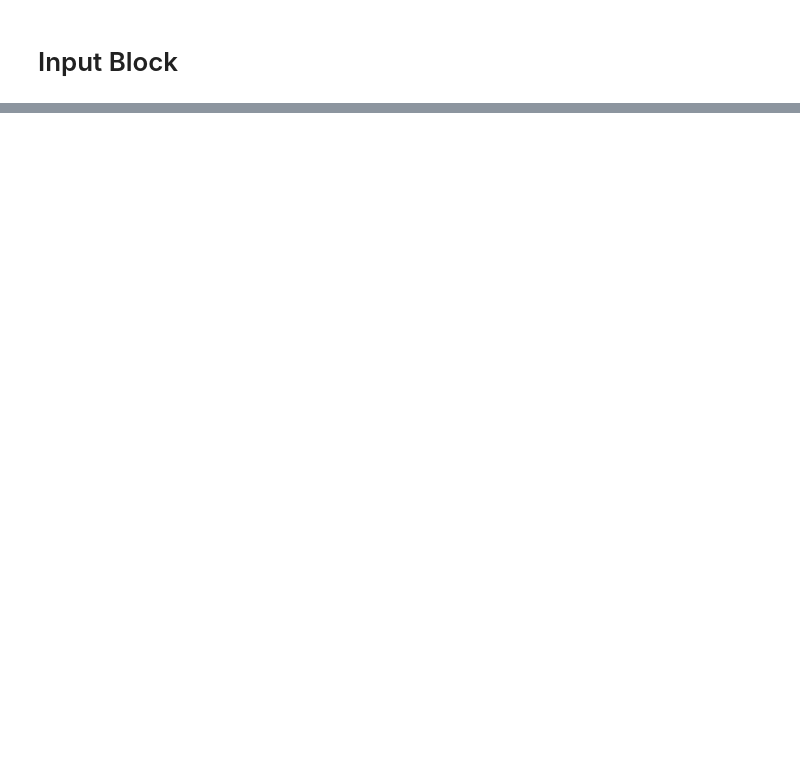
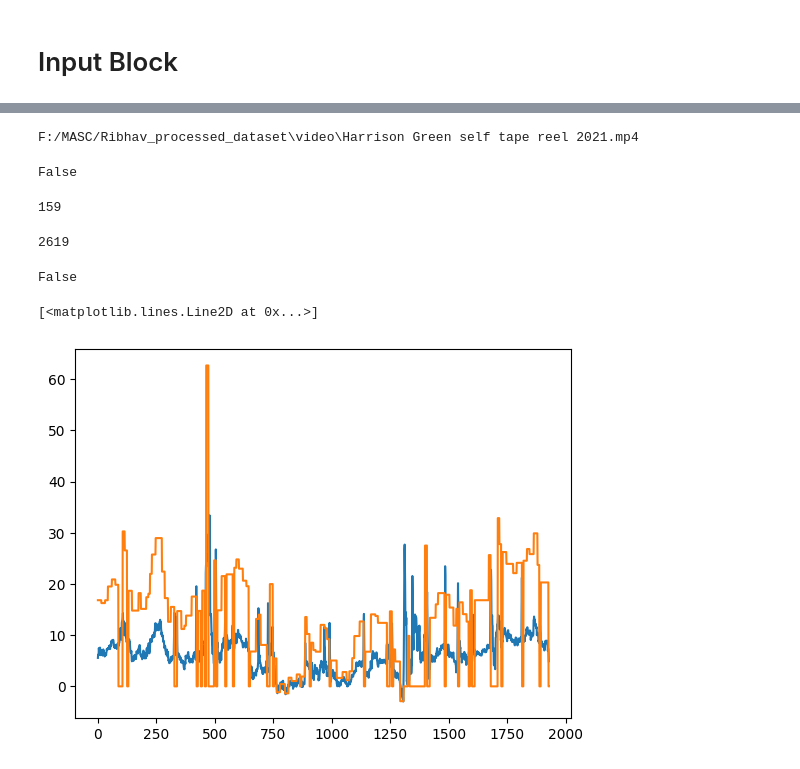
Before and after one commit to EvanSamaa/Gaze_project, a Jupyter notebook: Example_video_clips.ipynb, the cells around one changed output, grey strips where cells are left out. Saved outputs shown, nothing was run; the diff lists cells and outputs as text; code cells hidden in the pictures; blank space fills up the shorter version.

```diff
--- a/Example_video_clips.ipynb
+++ b/Example_video_clips.ipynb
@@ -158,0 +281,29 @@ input_video_path = ""
+# %%
+
+ts = np.arange(0, gaze.shape[0]) / fps
+fixations, fixations_intervals = dispersion_filtering(ts, gaze, dispersion_threshold=6, duraiton_threshold=0.2)
+fixation_t = np.zeros(gaze.shape)
+for i in range(0, len(fixations_intervals)):
+    for k in range(fixations_intervals[i][0], fixations_intervals[i][1]+1):
+        fixation_t[k] = fixations[i, :2]
+    if i == 0:
+        for k in range(0, fixations_intervals[i][1]):
+            fixation_t[k] = fixations[i, :2]
+    else:
+        for k in range(fixations_intervals[i-1][1], fixations_intervals[0][0]):
+            fixation_t[k] = fixations[i, :2]
+    if i == (len(fixations_intervals) - 1):
+        for k in range(fixations_intervals[i][1], len(fixations_intervals)):
+            fixation_t[k] = fixations[i, :2]
+# cluster them by the method
+gaze_clustering = find_gaze_target(fixations, fixation_t[:, :2], 2.5)
+if fixations.shape[0] <= 2:
+    gaze_clustering = np.ones([fixation_t.shape[0], ])
+# %%
+video_path = os.path.join(*[video_path_root, "video", file_name[:-2]+".mp4"])
+output_path = os.path.join(*[temp_folder, "deep_learning_output.mp4"])
+print(video_path)
+os.path.isfile(output_path)
+# %% [output]
+F:/MASC/Ribhav_processed_dataset\video\Harrison Green self tape reel 2021.mp4
+False
@@ -158,0 +363,22 @@ input_video_path = ""
+# %%
+print(np.abs(aversion_pred[0:400] - gaze_clustering[0:400]).sum())
+np.save(os.path.join(temp_folder, "gt.npy"), gaze_clustering[0:400])
+np.save(os.path.join(temp_folder, "pred.npy"), aversion_pred[0:400])
+np.save(os.path.join(temp_folder, "smooth_gaze.npy"), fixation_t[0:400])
+# %% [output]
+159
+# %%
+print(shot_range[1] - shot_range[0])
+# %% [output]
+2619
+# %%
+video_path = os.path.join(*[input_folder, "video", "file_name"])
+os.path.isfile(video_path[:])
+# %% [output]
+False
+# %%
+plt.plot(gaze[:, 1])
+plt.plot(fixation_t[:, 1])
+# %% [output]
+[<matplotlib.lines.Line2D at 0x...>]
+[figure, added]
```
Also changed, not shown: parts of 13 cells of this notebook, 6 other files.
